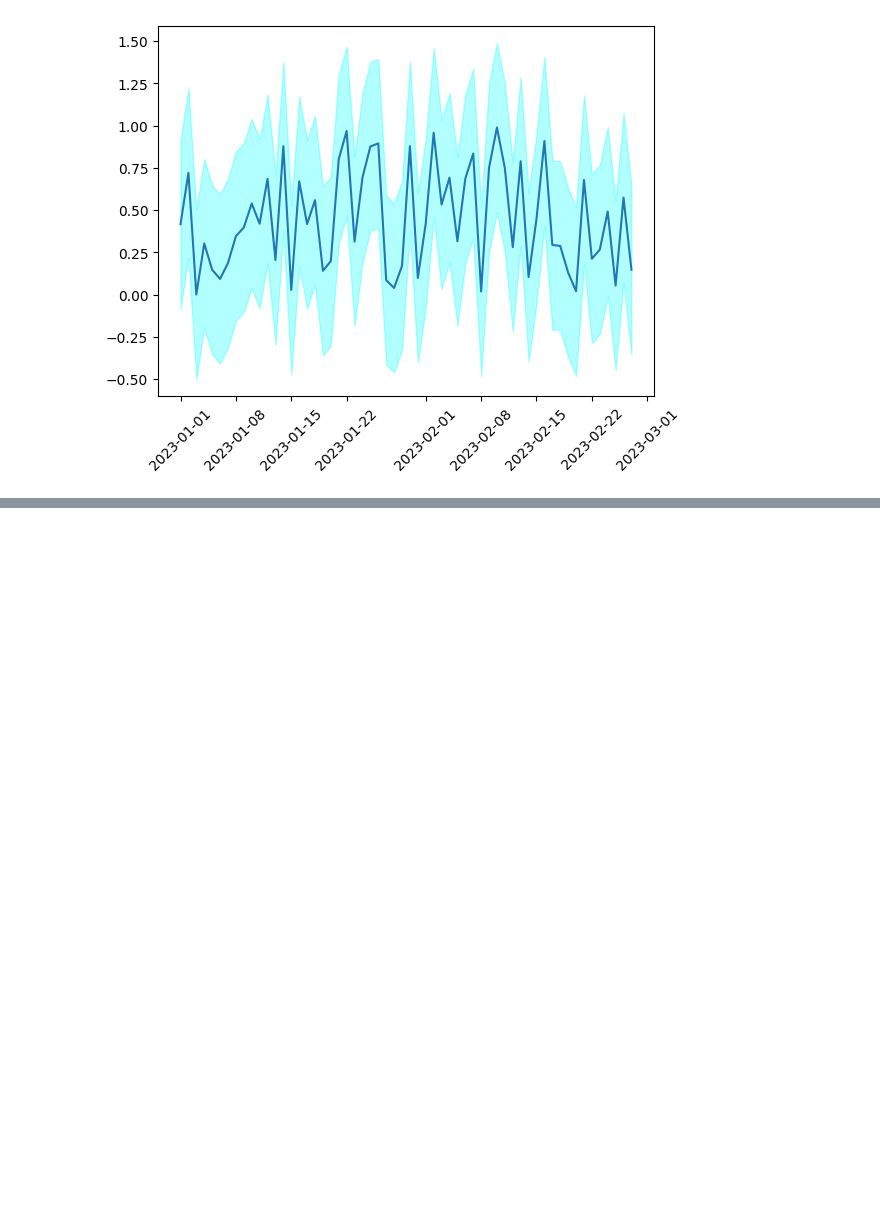
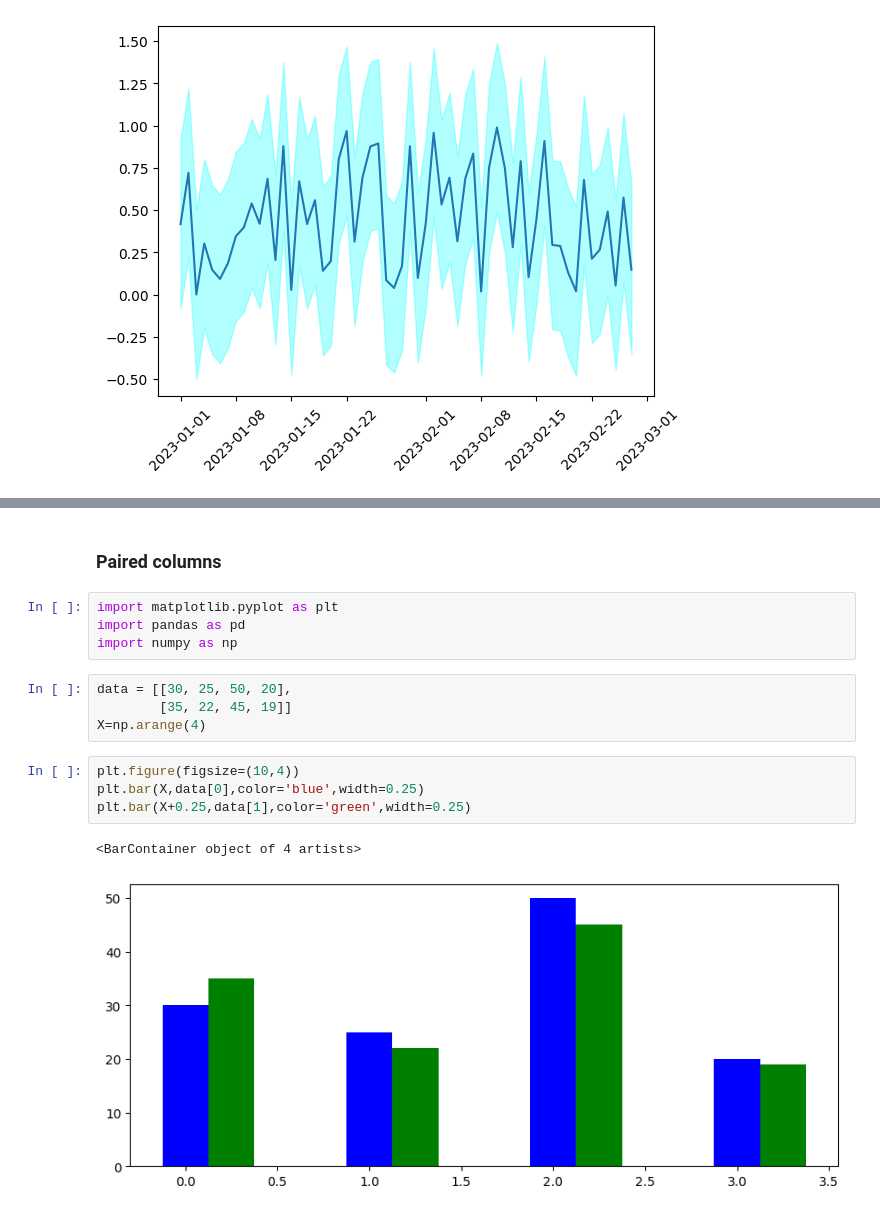
Before and after one commit to kazmierczakP/DataScienceNotebooks, a Jupyter notebook: Visualization.ipynb, the cells around one changed output, grey strips where cells are left out. Saved outputs shown, nothing was run; the diff lists cells and outputs as text; blank space fills up the shorter version.

```diff
--- a/Visualization.ipynb
+++ b/Visualization.ipynb
@@ -830,0 +831,17 @@ plt.xticks(rotation=45);
+# %% [markdown]
+### Paired columns
+# %%
+import matplotlib.pyplot as plt
+import pandas as pd
+import numpy as np
+# %%
+data = [[30, 25, 50, 20],
+        [35, 22, 45, 19]]
+X=np.arange(4)
+# %%
+plt.figure(figsize=(10,4))
+plt.bar(X,data[0],color='blue',width=0.25)
+plt.bar(X+0.25,data[1],color='green',width=0.25)
+# %% [output]
+<BarContainer object of 4 artists>
+[figure, added]
```
Also changed, not shown: parts of 20 cells of this notebook.
